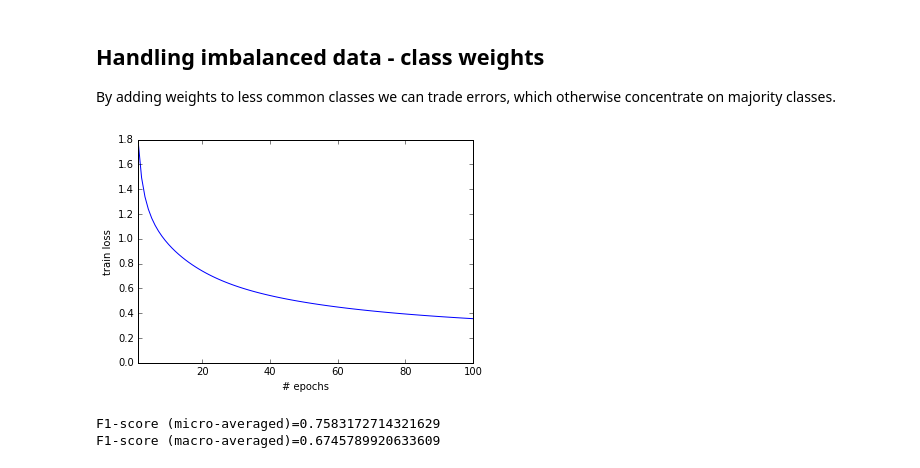
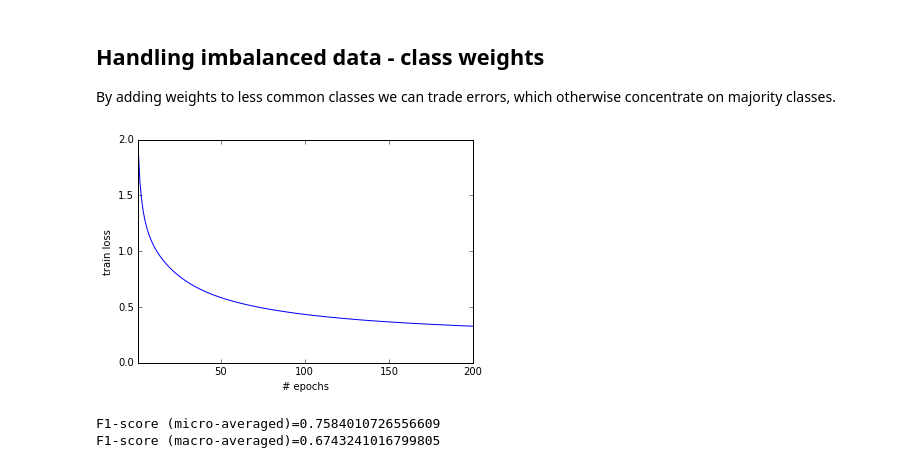
Before and after one commit to maciejskorski/WhatsCooking, a Jupyter notebook: Cooking.ipynb, the cells around one changed output. Drawn from its saved outputs; the diff is of its cells as text; code cells hidden in the pictures.

```diff
--- a/Cooking.ipynb
+++ b/Cooking.ipynb
@@ -108,3 +108,7 @@ y_test = y_test0.apply(lambda t: (class_name==t).argmax())
+# %%
+# lunch the session and reset recording
+tf.reset_default_graph()
+sess = tf.InteractiveSession()
 # %%
 # build the TensorFlow model
 
@@ -143,8 +179,12 @@ sess.run(tf.global_variables_initializer())
 # %%
-# train the logistic regression in batches
-print('Training...')
+# model training and evaluation
 
-def train(mini_batch_size=100,rate=1,n_epochs=25):
+test_accuracy = tf.Variable(0,dtype=tf.float32,trainable=False)
+
+train_summ = tf.summary.scalar('train_loss', loss)
+test_summ = tf.summary.scalar('test_accuracy', test_accuracy)
+
+def train(mini_batch_size=100,rate=1,n_epochs=25, record=True):
     # note: this keeps the memory usage low, by unziping the sparse feature matrix in batches
     n_samples = X_train_f.shape[0]
     n_batch = int( n_samples / mini_batch_size )
@@ -153,12 +193,22 @@ def train(mini_batch_size=100,rate=1,n_epochs=25):
     sess.run(r_learn.assign(rate))
     # start learning
     for _ in range(n_epochs):
+        # do a full pass over data
         for i in range(n_batch):
             i_batch = i*mini_batch_size
             X_b = X_train_f[ i*mini_batch_size:(i+1)*mini_batch_size ]
             y_b = y_train[ i*mini_batch_size:(i+1)*mini_batch_size ]
-            _, train_loss = sess.run([optimizer,loss],feed_dict={X1:X_b.todense(),y1:y_b})
+            summary,_, train_loss = sess.run([train_summ,optimizer,loss],feed_dict={X1:X_b.todense(),y1:y_b})
         loss_history = np.append(loss_history, train_loss )
+        # record training score
+        if record:
+            summary_writer.add_summary(summary, global_step.eval())
+        # compute and record testing score
+        y_pred = np.concatenate( preds() )
+        sess.run(test_accuracy.assign(f1_score()))
+        summary = sess.run(test_summ)
+        if record:
+            summary_writer.add_summary(summary, global_step.eval())
     return loss_history
 
 # plot the training curve
@@ -169,6 +219,3 @@ def plot_training(n_epochs=25):
     plt.xlabel('# epochs')
     plt.ylabel('train loss')
     plt.show()
-
-loss_history = train(rate=1,n_epochs=50)
-plot_training()
@@ -230,21 +293,21 @@ By adding weights to less common classes we can trade errors, which otherwise co
 # %%
 sess.run(tf.global_variables_initializer())
 
 # modify the weights
 tmp = np.array( pnd.crosstab(y_train,1))
 tmp = np.ones(n_classes).reshape(-1,1) + 1*(tmp < np.mean(tmp))
 sess.run(w_class.assign( tmp.reshape(-1,1)))
 
-loss_history = train(n_epochs=100, rate=1.5)
-plot_training(n_epochs=100)
+loss_history = train(n_epochs=200, rate=1)
+plot_training(n_epochs=200)
 
 y_pred = np.concatenate( preds() )
 print('F1-score (micro-averaged)={0}'.format( metrics.f1_score(y_test,y_pred,average='micro')))
 print('F1-score (macro-averaged)={0}'.format( metrics.f1_score(y_test,y_pred,average='macro')))
 # %% [output]
-[figure, old version]
+[figure, new version]
-F1-score (micro-averaged)=0.7583172714321629
-F1-score (macro-averaged)=0.6745789920633609
+F1-score (micro-averaged)=0.7584010726556609
+F1-score (macro-averaged)=0.6743241016799805
 # %%
 report_confusion()
 # %% [output]
```
Also changed, not shown: parts of 15 cells of this notebook.
